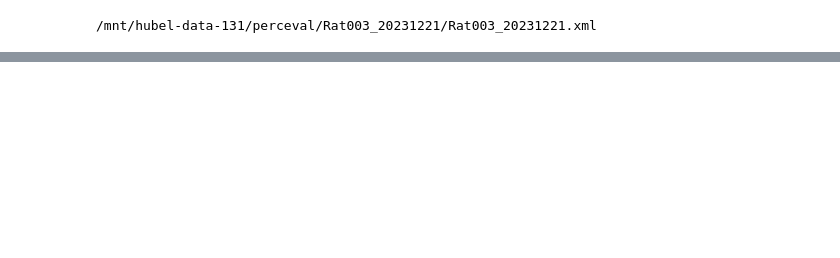
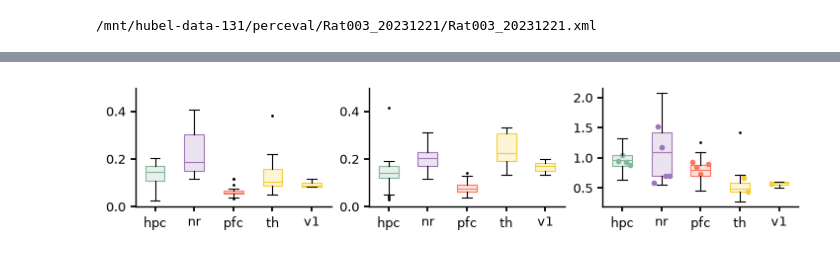
Before and after one commit to pietro-bozzo/NRCode, a Jupyter notebook: Python/Drafts/ISAPSD.ipynb, the cells around one changed output, grey strips where cells are left out. Drawn from its saved outputs; the diff is of its cells as text; code cells hidden in the pictures; blank space fills up the shorter version.

```diff
--- a/Python/Drafts/ISAPSD.ipynb
+++ b/Python/Drafts/ISAPSD.ipynb
@@ -57,0 +121,14 @@ ax[0].set(xlabel='frequency (Hz)',ylabel='PSD (V²/Hz)');
+# %%
+fig, ax = fma.plotting.makeFigure('',size=[18,4],n=(1,3))
+regs = fraction_cat.reg.values
+
+fma.plotting.boxPlot(fraction_cat.sel(isa=True).T,color=isru.paperColors(regs),ax=ax[0],label=regs)
+fma.plotting.boxPlot(fraction_cat.sel(isa=False).T,color=isru.paperColors(regs),ax=ax[1],label=regs)
+fma.plotting.setProp(ax[:-1],ylim=[0,0.5])
+
+fma.plotting.boxPlot(fratio_cat.T,color=isru.paperColors(regs),ax=ax[2],label=regs)
+for i, r in enumerate(regs):
+    fr = fratio_avg.sel(reg=r)
+    ax[2].scatter(np.linspace(-0.2,0.2,len(fr))+i+1, fr, c=isru.paperColors(r) ,marker='.')
+# %% [output]
+[figure, added]
```
Also changed, not shown: parts of 9 cells of this notebook.
